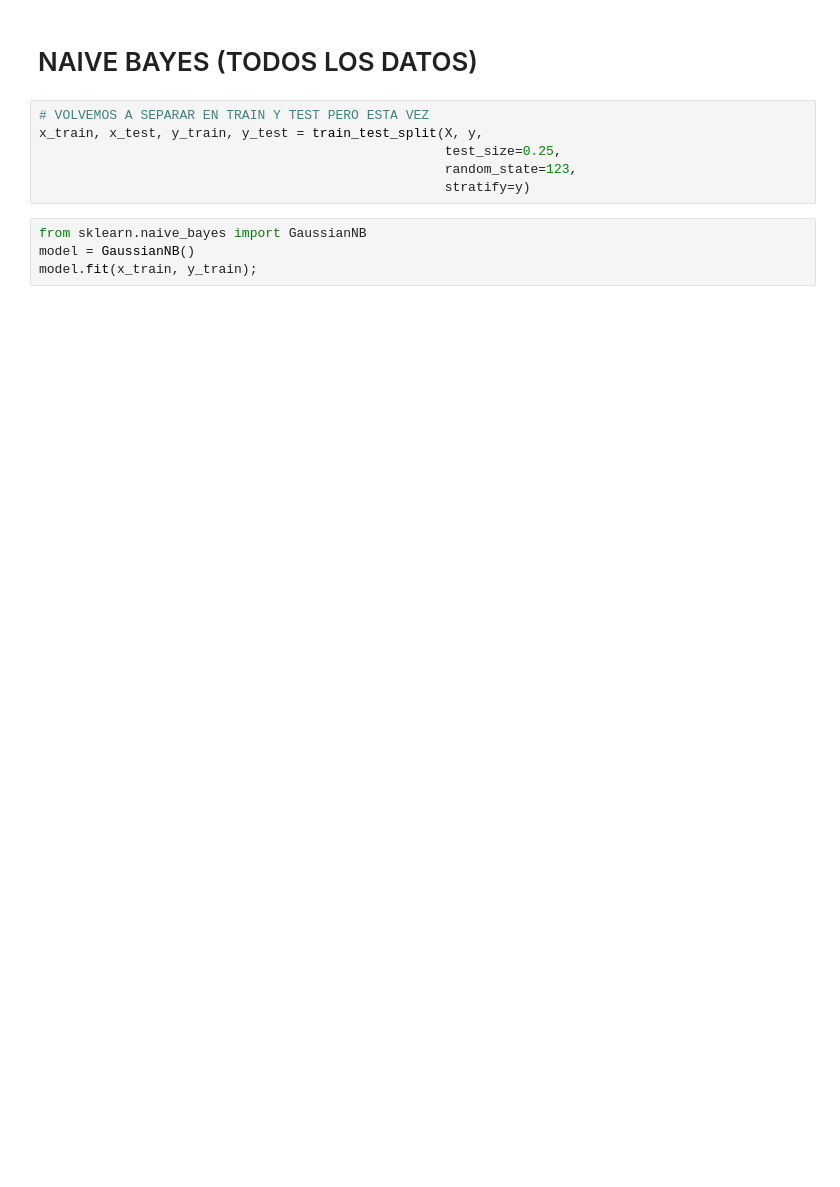
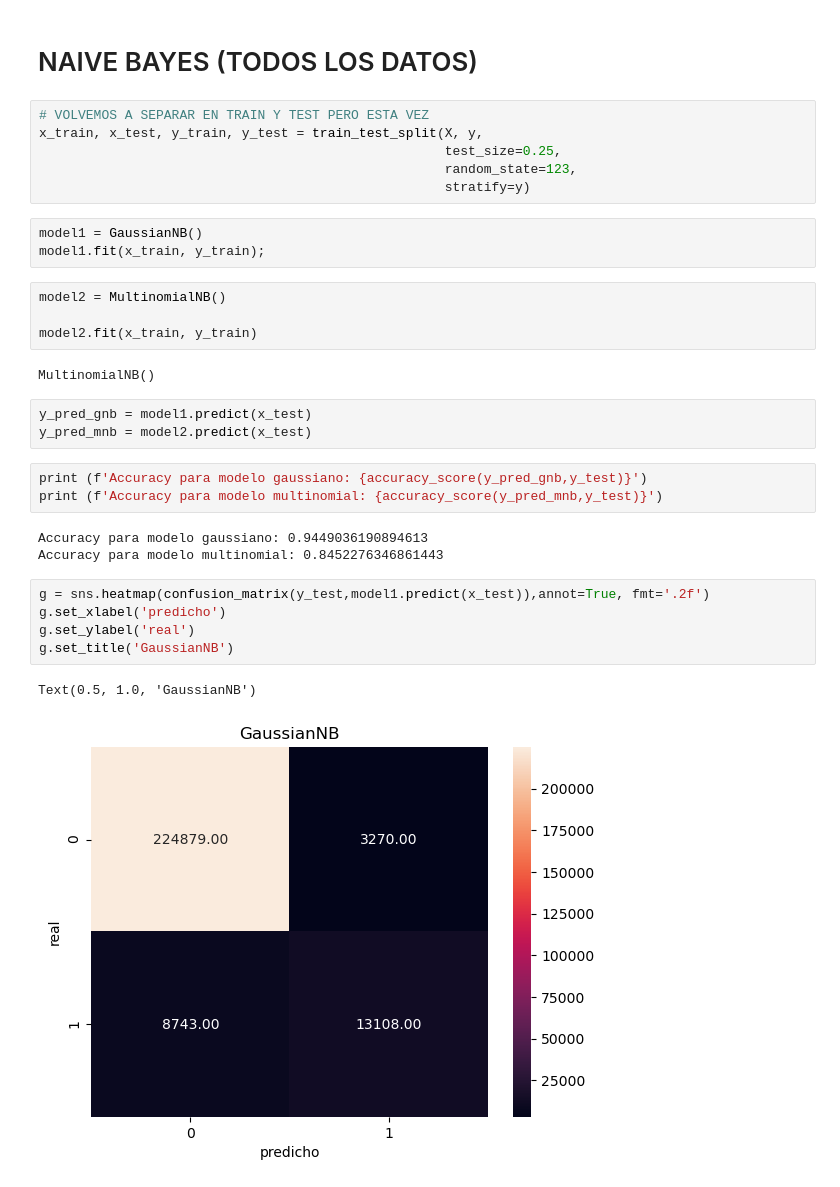
Before and after one commit to asasa293/limpieza_datos, a Jupyter notebook: TP3/TP3 Santiago.ipynb, the cells around one changed output. Cells and saved outputs as stored; diff of their text form; blank space fills up the shorter version.

Commit message:
Modelo Naive Bayes y Naive Bayes multinomial, matrices de confusión

```diff
--- a/TP3/TP3 Santiago.ipynb
+++ b/TP3/TP3 Santiago.ipynb
@@ -185,6 +182,28 @@ x_train, x_test, y_train, y_test = train_test_split(X, y,
                                                     random_state=123,
                                                     stratify=y)
 # %%
-from sklearn.naive_bayes import GaussianNB
-model = GaussianNB()
-model.fit(x_train, y_train);
+model1 = GaussianNB()
+model1.fit(x_train, y_train);
+# %%
+model2 = MultinomialNB()
+
+model2.fit(x_train, y_train)
+# %% [output]
+MultinomialNB()
+# %%
+y_pred_gnb = model1.predict(x_test)
+y_pred_mnb = model2.predict(x_test)
+# %%
+print (f'Accuracy para modelo gaussiano: {accuracy_score(y_pred_gnb,y_test)}')
+print (f'Accuracy para modelo multinomial: {accuracy_score(y_pred_mnb,y_test)}')
+# %% [output]
+Accuracy para modelo gaussiano: 0.9449036190894613
+Accuracy para modelo multinomial: 0.8452276346861443
+# %%
+g = sns.heatmap(confusion_matrix(y_test,model1.predict(x_test)),annot=True, fmt='.2f')
+g.set_xlabel('predicho')
+g.set_ylabel('real')
+g.set_title('GaussianNB')
+# %% [output]
+Text(0.5, 1.0, 'GaussianNB')
+[figure, added]
```
Also changed, not shown: parts of 12 cells of this notebook.
